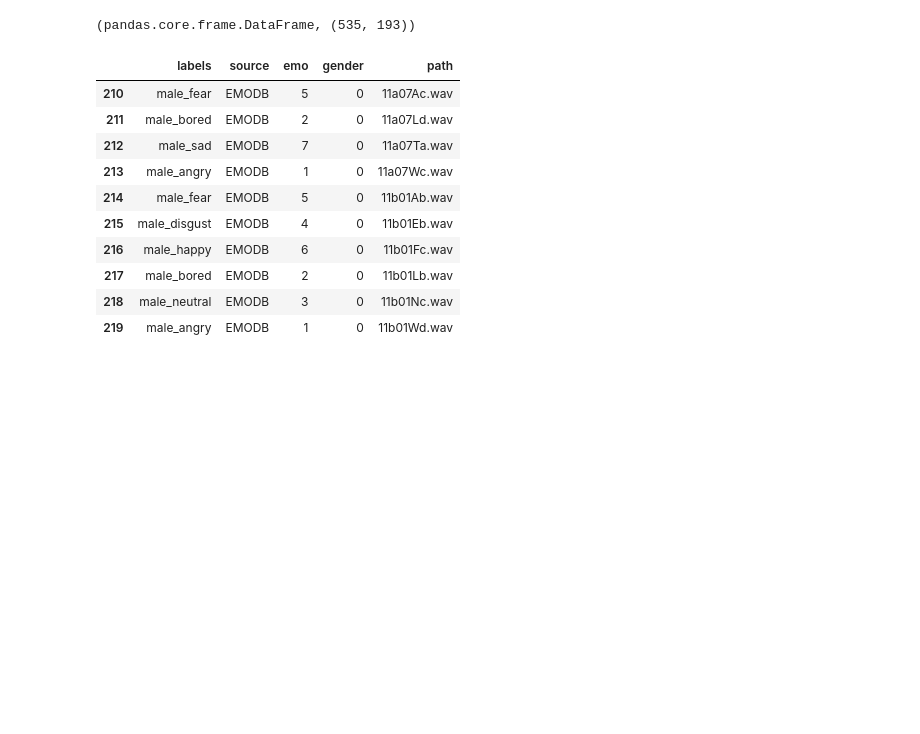
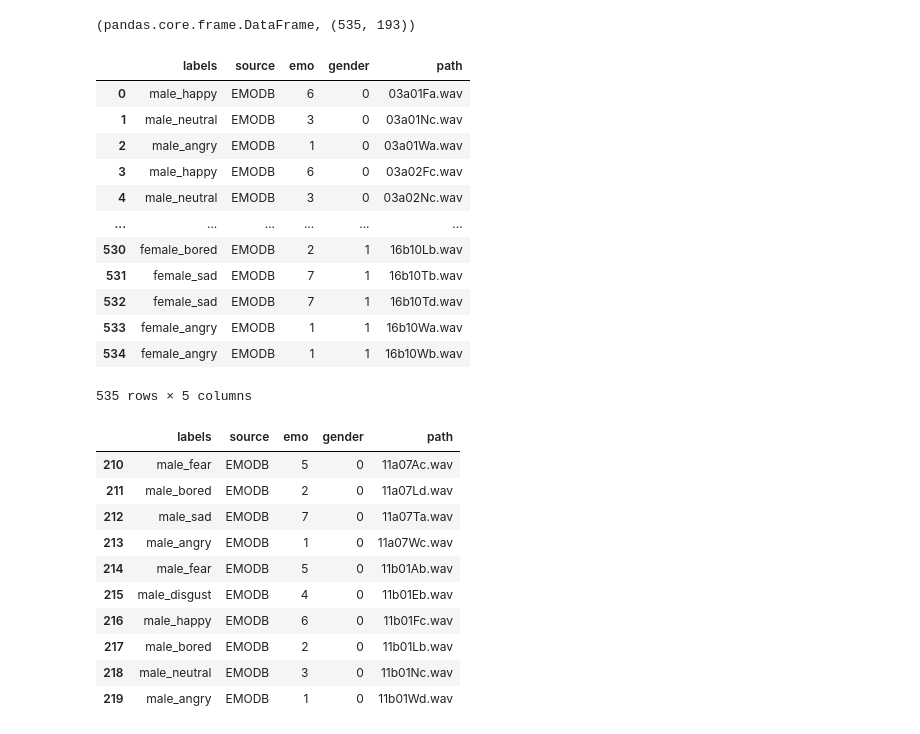
Before and after one commit to esevinc/EmotionPrediction, a Jupyter notebook: dataset/emodb_Writecsv_v2.ipynb, the cells around one changed output. Cells and saved outputs as stored; diff of their text form; code cells hidden in the pictures; blank space fills up the shorter version.

```diff
--- a/dataset/emodb_Writecsv_v2.ipynb
+++ b/dataset/emodb_Writecsv_v2.ipynb
@@ -194,6 +194,22 @@ def decompose_emodb():
         return emodb_df1
 # %%
 dfEmo=decompose_emodb()
+# %%
+dfEmo
+# %% [output]
+|  | labels | source | emo | gender | path |
+| 0 | male_happy | EMODB | 6 | 0 | 03a01Fa.wav |
+| 1 | male_neutral | EMODB | 3 | 0 | 03a01Nc.wav |
+| 2 | male_angry | EMODB | 1 | 0 | 03a01Wa.wav |
+| 3 | male_happy | EMODB | 6 | 0 | 03a02Fc.wav |
+| 4 | male_neutral | EMODB | 3 | 0 | 03a02Nc.wav |
+| ... | ... | ... | ... | ... | ... |
+| 530 | female_bored | EMODB | 2 | 1 | 16b10Lb.wav |
+| 531 | female_sad | EMODB | 7 | 1 | 16b10Tb.wav |
+| 532 | female_sad | EMODB | 7 | 1 | 16b10Td.wav |
+| 533 | female_angry | EMODB | 1 | 1 | 16b10Wa.wav |
+| 534 | female_angry | EMODB | 1 | 1 | 16b10Wb.wav |
+535 rows × 5 columns
 # %%
 dfEmo[210:220]
 # %% [output]
```
Also changed, not shown: parts of 4 cells of this notebook.
